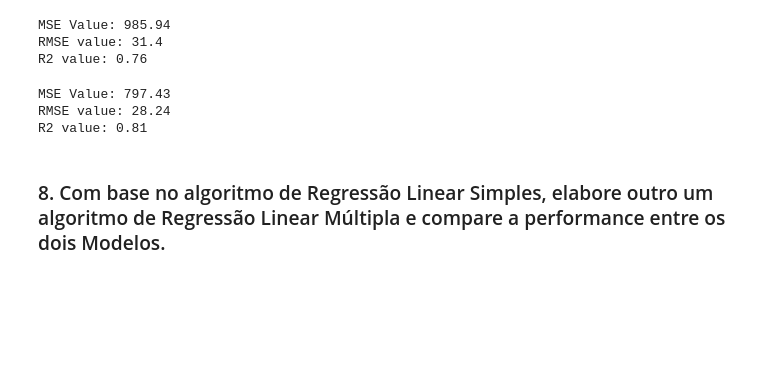
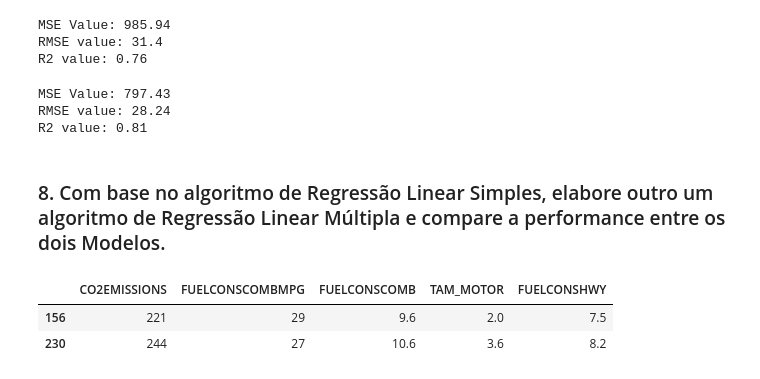
Before and after one commit to JulioAquinoDev/Classification_and_regression, a Jupyter notebook: Classification_and_regression.ipynb, the cells around one changed output. Saved outputs shown, nothing was run; the diff lists cells and outputs as text; code cells hidden in the pictures; blank space fills up the shorter version.

```diff
--- a/Classification_and_regression.ipynb
+++ b/Classification_and_regression.ipynb
@@ -301,13 +320,19 @@ print("R2 value:", round(r2A, 2) )
 MSE Value: 985.94
 RMSE value: 31.4
 R2 value: 0.76
-# %%
-print("MSE Value:", round(mseB, 2) )
-print("RMSE value:", round(rmseB, 2) )
-print("R2 value:", round(r2B, 2) )
-# %% [output]
-MSE Value: 797.43
-RMSE value: 28.24
-R2 value: 0.81
+# %%
+print("MSE Value:", round(mseB, 2) )
+print("RMSE value:", round(rmseB, 2) )
+print("R2 value:", round(r2B, 2) )
+# %% [output]
+MSE Value: 797.43
+RMSE value: 28.24
+R2 value: 0.81
 # %% [markdown]
 ### 8. Com base no algoritmo de Regressão Linear Simples, elabore outro um algoritmo de Regressão Linear Múltipla e compare a performance entre os dois Modelos.
+# %%
+dados2.sample(2)
+# %% [output]
+|  | CO2EMISSIONS | FUELCONSCOMBMPG | FUELCONSCOMB | TAM_MOTOR | FUELCONSHWY |
+| 156 | 221 | 29 | 9.6 | 2.0 | 7.5 |
+| 230 | 244 | 27 | 10.6 | 3.6 | 8.2 |
```
Also changed, not shown: parts of 17 cells of this notebook.
